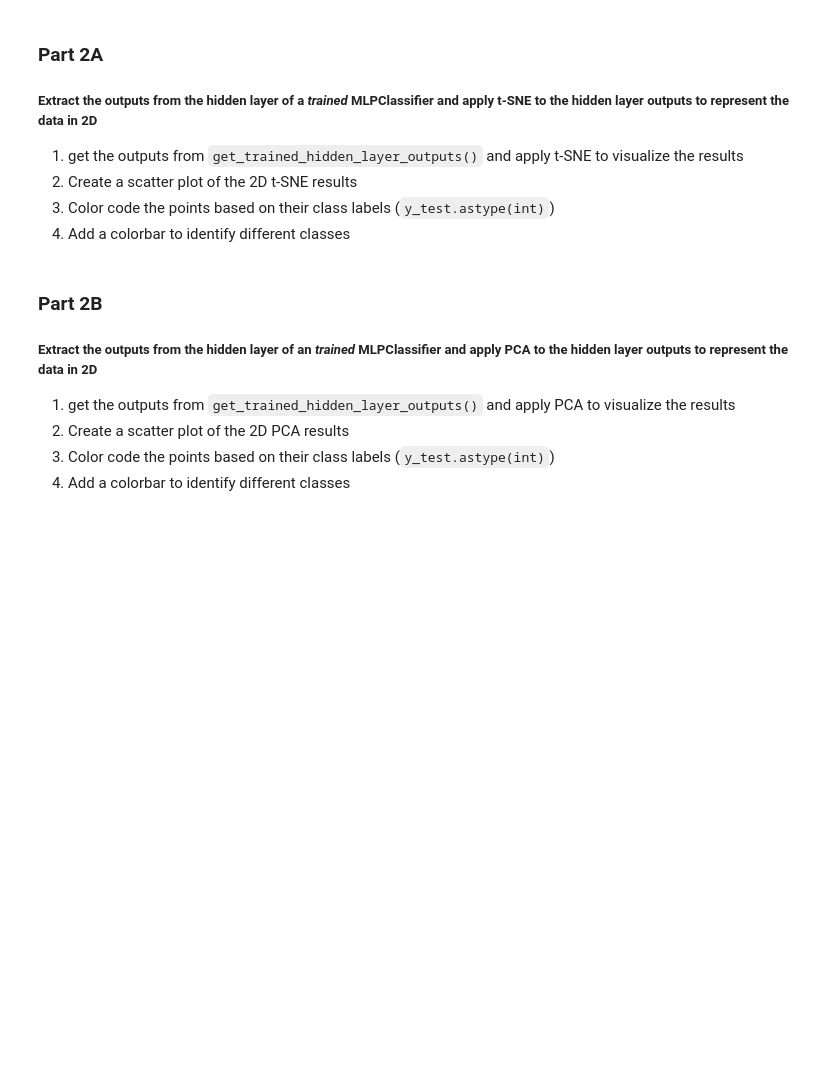
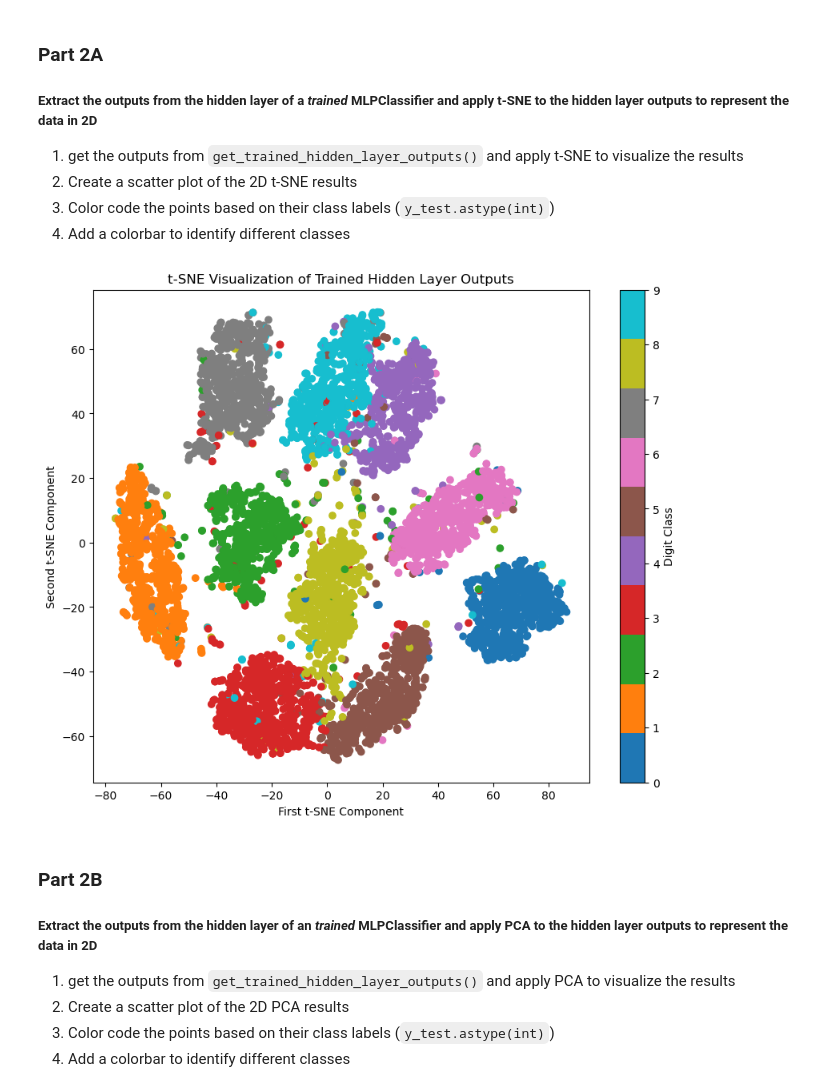
Before and after one commit to mailythompson/BME3053C, a Jupyter notebook: lessons-solved/unsupervised_homework.ipynb, the cells around one changed output. Drawn from its saved outputs; the diff is of its cells as text; code cells hidden in the pictures; blank space fills up the shorter version.

```diff
--- a/lessons-solved/unsupervised_homework.ipynb
+++ b/lessons-solved/unsupervised_homework.ipynb
@@ -74,6 +90,15 @@ def get_mlp_classifier(max_iter=20):
         random_state=42,
         verbose=False
 )
+def get_trained_hidden_layer_outputs():
+    # Create and train classifier
+    mlp_classifier = get_mlp_classifier()
+    mlp_classifier.fit(X_train, y_train)
+
+    # Get hidden layer outputs
+    intermediate_output = X_test @ mlp_classifier.coefs_[0]
+    intermediate_output = np.maximum(0, intermediate_output)
+    return intermediate_output
 # %% [markdown]
 `get_untrained_hidden_layer_outputs` creates a new classifier and then computes the outputs of the hidden layer with the test set as an input.
 
@@ -152,3 +215,24 @@ def get_trained_hidden_layer_outputs():
+# %%
+#Provide your code below
+# Get hidden layer outputs from trained classifier
+hidden_outputs = get_trained_hidden_layer_outputs()
+
+# Apply t-SNE to reduce dimensionality to 2D
+from sklearn.manifold import TSNE
+tsne = TSNE(n_components=2, random_state=42)
+tsne_results = tsne.fit_transform(hidden_outputs)
+
+# Create scatter plot
+plt.figure(figsize=(10, 8))
+scatter = plt.scatter(tsne_results[:, 0], tsne_results[:, 1],
+                     c=y_test.astype(int), cmap='tab10')
+plt.colorbar(scatter, label='Digit Class')
+plt.title('t-SNE Visualization of Trained Hidden Layer Outputs')
+plt.xlabel('First t-SNE Component')
+plt.ylabel('Second t-SNE Component')
+plt.show()
+# %% [output]
+[figure, added]
 # %% [markdown]
 ### **Part 2B**
 ##### Extract the outputs from the hidden layer of an *trained* MLPClassifier and apply PCA to the hidden layer outputs to represent the data in 2D
```
Also changed, not shown: parts of 12 cells of this notebook.
